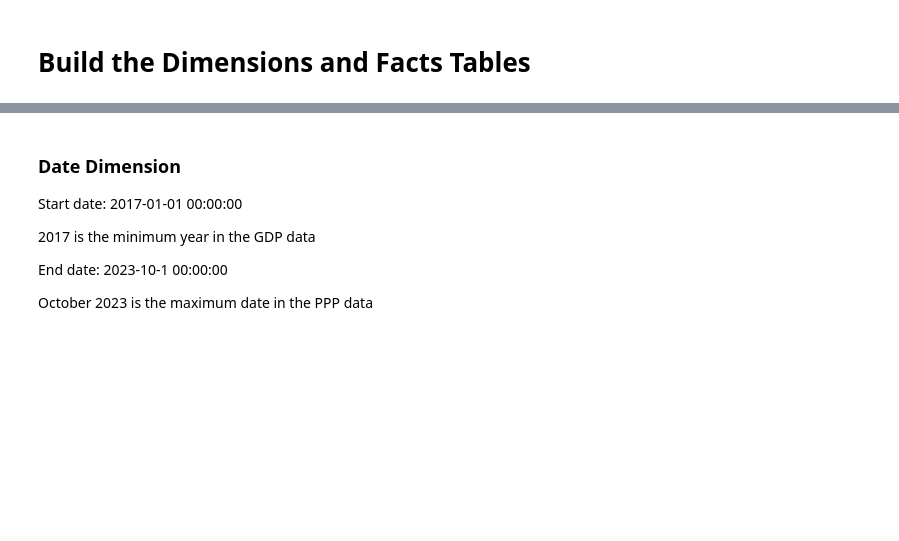
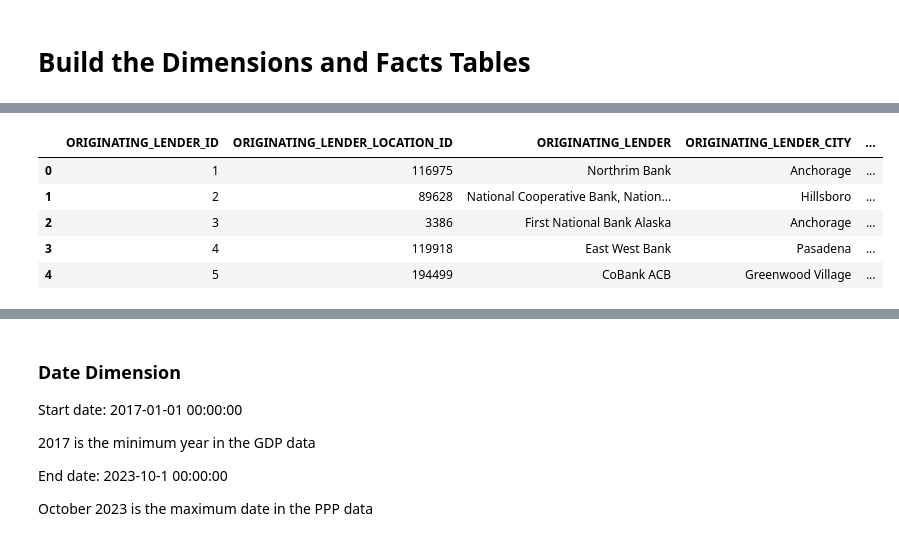
Before and after one commit to joseASC6/PPP_loan_analysis, a Jupyter notebook: programming_scripts/transform_and_load_data.ipynb, the cells around one changed output, grey strips where cells are left out. Cells and saved outputs as stored; diff of their text form; code cells hidden in the pictures; blank space fills up the shorter version.

```diff
--- a/programming_scripts/transform_and_load_data.ipynb
+++ b/programming_scripts/transform_and_load_data.ipynb
@@ -492,0 +513,14 @@ Reading public_150k_plus_230930.csv
+# %%
+dim_originating_lender = clean_ppp_data[['ORIGINATING_LENDER_LOCATION_ID', 'ORIGINATING_LENDER', 'ORIGINATING_LENDER_CITY', 'ORIGINATING_LENDER_STATE']].drop_duplicates()
+dim_originating_lender["ORIGINATING_LENDER_ID"] = range(1, len(dim_originating_lender) + 1)
+# Change column order
+dim_originating_lender = dim_originating_lender[['ORIGINATING_LENDER_ID', 'ORIGINATING_LENDER_LOCATION_ID', 'ORIGINATING_LENDER', 'ORIGINATING_LENDER_CITY', 'ORIGINATING_LENDER_STATE']]
+dim_originating_lender = dim_originating_lender.reset_index(drop=True)
+dim_originating_lender.head()
+# %% [output]
+|  | ORIGINATING_LENDER_ID | ORIGINATING_LENDER_LOCATION_ID | ORIGINATING_LENDER | ORIGINATING_LENDER_CITY | ... |
+| 0 | 1 | 116975 | Northrim Bank | Anchorage | ... |
+| 1 | 2 | 89628 | National Cooperative Bank, Nation... | Hillsboro | ... |
+| 2 | 3 | 3386 | First National Bank Alaska | Anchorage | ... |
+| 3 | 4 | 119918 | East West Bank | Pasadena | ... |
+| 4 | 5 | 194499 | CoBank ACB | Greenwood Village | ... |
```
Also changed, not shown: parts of 20 cells of this notebook.
